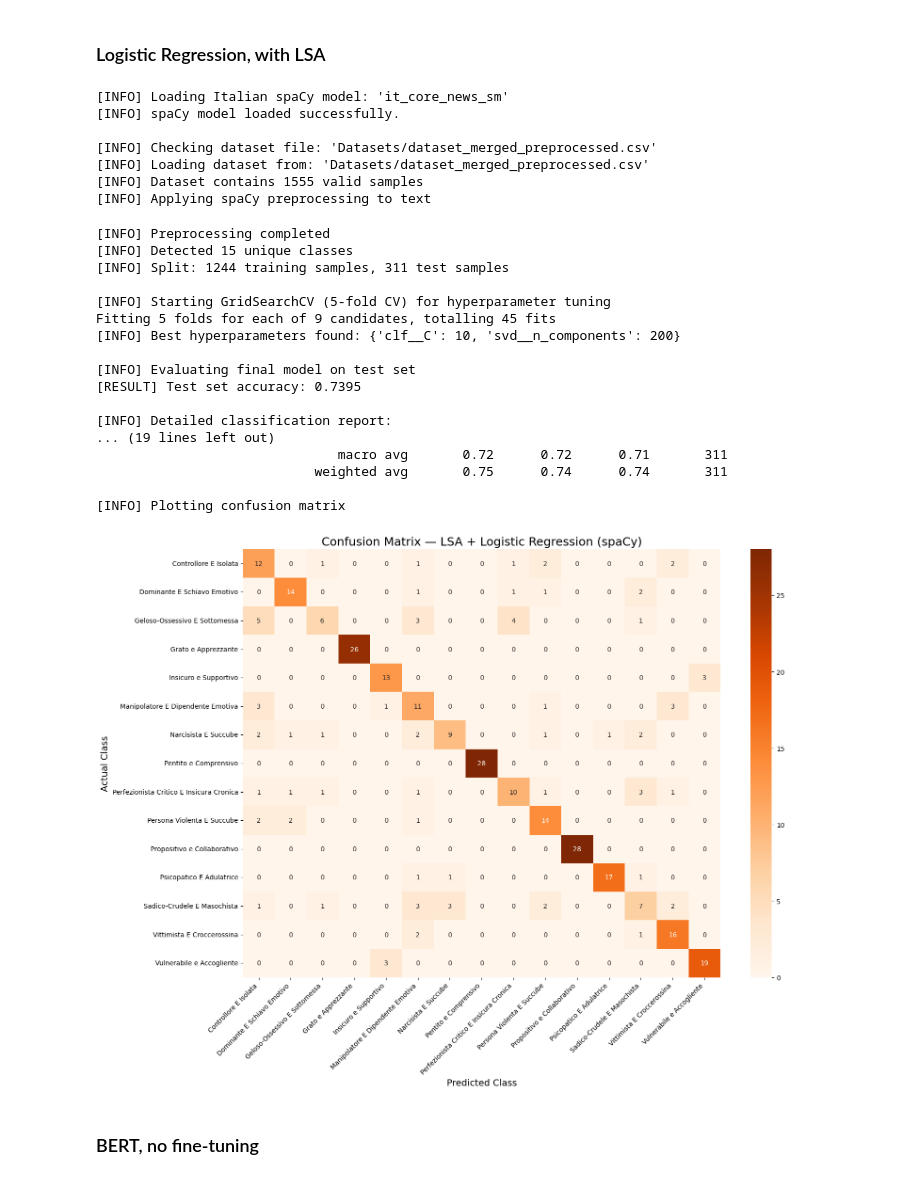
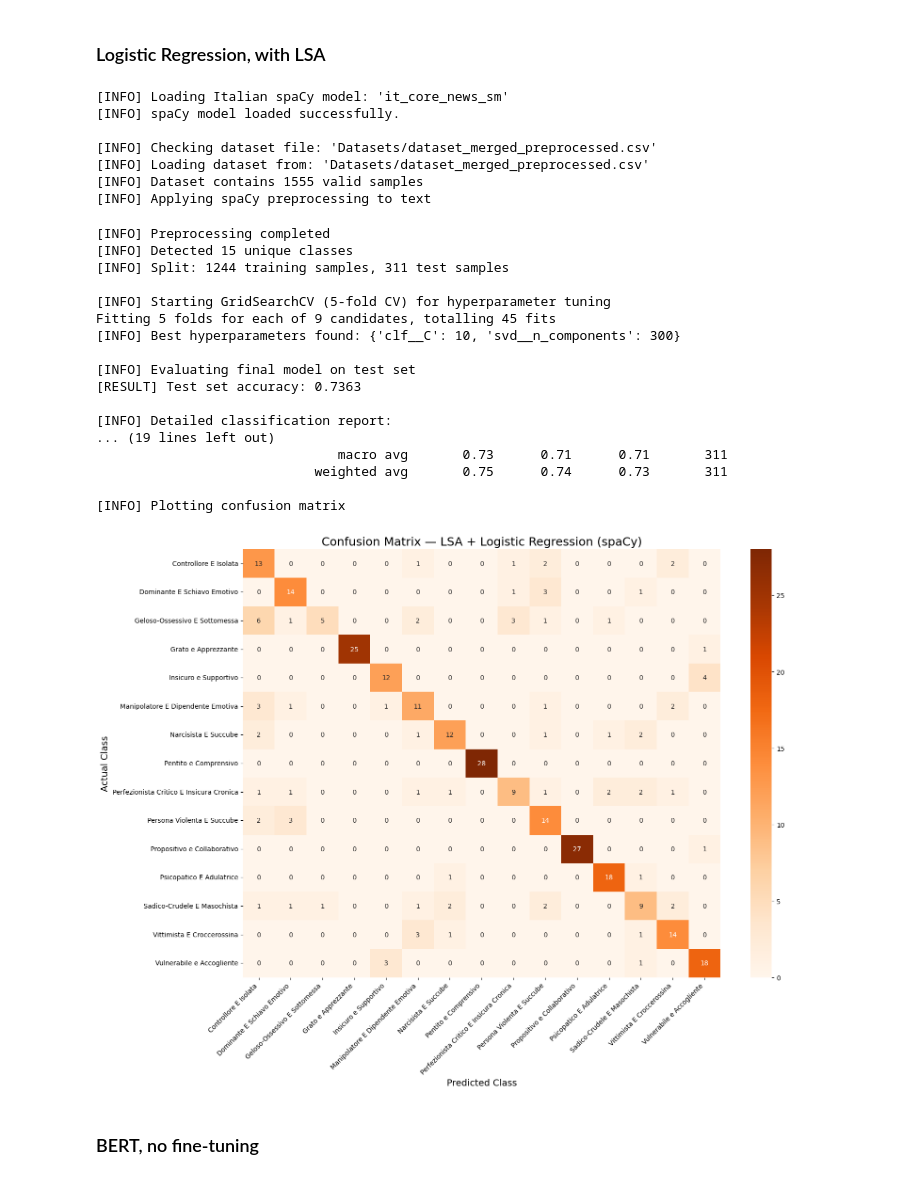
Before and after one commit to Davy592/NLP, a Jupyter notebook: CIPV.ipynb, the cells around one changed output. Cells and saved outputs as stored; diff of their text form; code cells hidden in the pictures.

Commit message:
Using lbfgs solver for LSA + Log Reg

```diff
--- a/CIPV.ipynb
+++ b/CIPV.ipynb
@@ -753,9 +753,9 @@ print(f"[INFO] Split: {len(X_train)} training samples, {len(X_test)} test sample
 # --- 3. Build LSA + Logistic Regression Pipeline ---
 
 lsa_pipeline = Pipeline([
-    ('tfidf', TfidfVectorizer()),
+    ('tfidf', TfidfVectorizer(ngram_range=(1, 2))),
     ('svd', TruncatedSVD(random_state=42)),
-    ('clf', LogisticRegression(random_state=42, max_iter=1000, solver='liblinear'))
+    ('clf', LogisticRegression(random_state=42, max_iter=1000, solver='lbfgs'))
 ])
 
 param_grid = {
@@ -803,38 +803,38 @@ conf_matrix_df = pd.DataFrame(conf_matrix, index=class_names, columns=class_name
 plt.figure(figsize=(16, 12))
 sns.heatmap(conf_matrix_df, annot=True, fmt='d', cmap='Oranges')
 plt.title('Confusion Matrix — LSA + Logistic Regression (spaCy)', fontsize=18)
 plt.ylabel('Actual Class', fontsize=14)
 plt.xlabel('Predicted Class', fontsize=14)
 plt.xticks(rotation=45, ha='right')
 plt.yticks(rotation=0)
 plt.tight_layout()
 plt.show()
 # %% [output]
 [INFO] Loading Italian spaCy model: 'it_core_news_sm'
 [INFO] spaCy model loaded successfully.
 
 [INFO] Checking dataset file: 'Datasets/dataset_merged_preprocessed.csv'
 [INFO] Loading dataset from: 'Datasets/dataset_merged_preprocessed.csv'
 [INFO] Dataset contains 1555 valid samples
 [INFO] Applying spaCy preprocessing to text
 [INFO] Preprocessing completed
 [INFO] Detected 15 unique classes
 [INFO] Split: 1244 training samples, 311 test samples
 
 [INFO] Starting GridSearchCV (5-fold CV) for hyperparameter tuning
 Fitting 5 folds for each of 9 candidates, totalling 45 fits
-[INFO] Best hyperparameters found: {'clf__C': 10, 'svd__n_components': 200}
+[INFO] Best hyperparameters found: {'clf__C': 10, 'svd__n_components': 300}
 
 [INFO] Evaluating final model on test set
-[RESULT] Test set accuracy: 0.7395
+[RESULT] Test set accuracy: 0.7363
 
 [INFO] Detailed classification report:
 ... (19 lines left out)
-                               macro avg       0.72      0.72      0.71       311
-                            weighted avg       0.75      0.74      0.74       311
+                               macro avg       0.73      0.71      0.71       311
+                            weighted avg       0.75      0.74      0.73       311
 
 [INFO] Plotting confusion matrix
-[figure, old version]
+[figure, new version]
 # %% [markdown]
 ### BERT, no fine-tuning
 # %%
```
Also changed, not shown: 5 other files.
